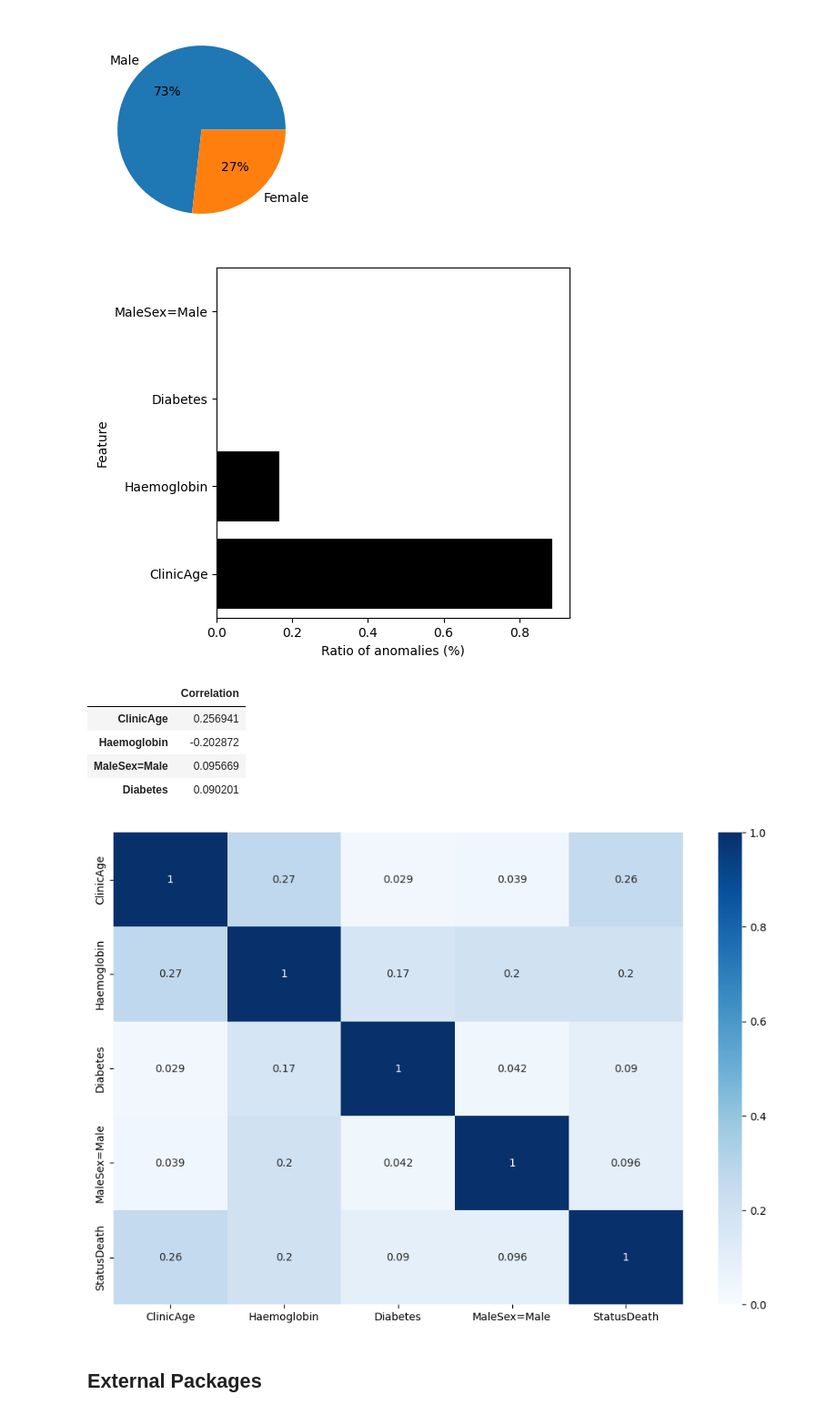
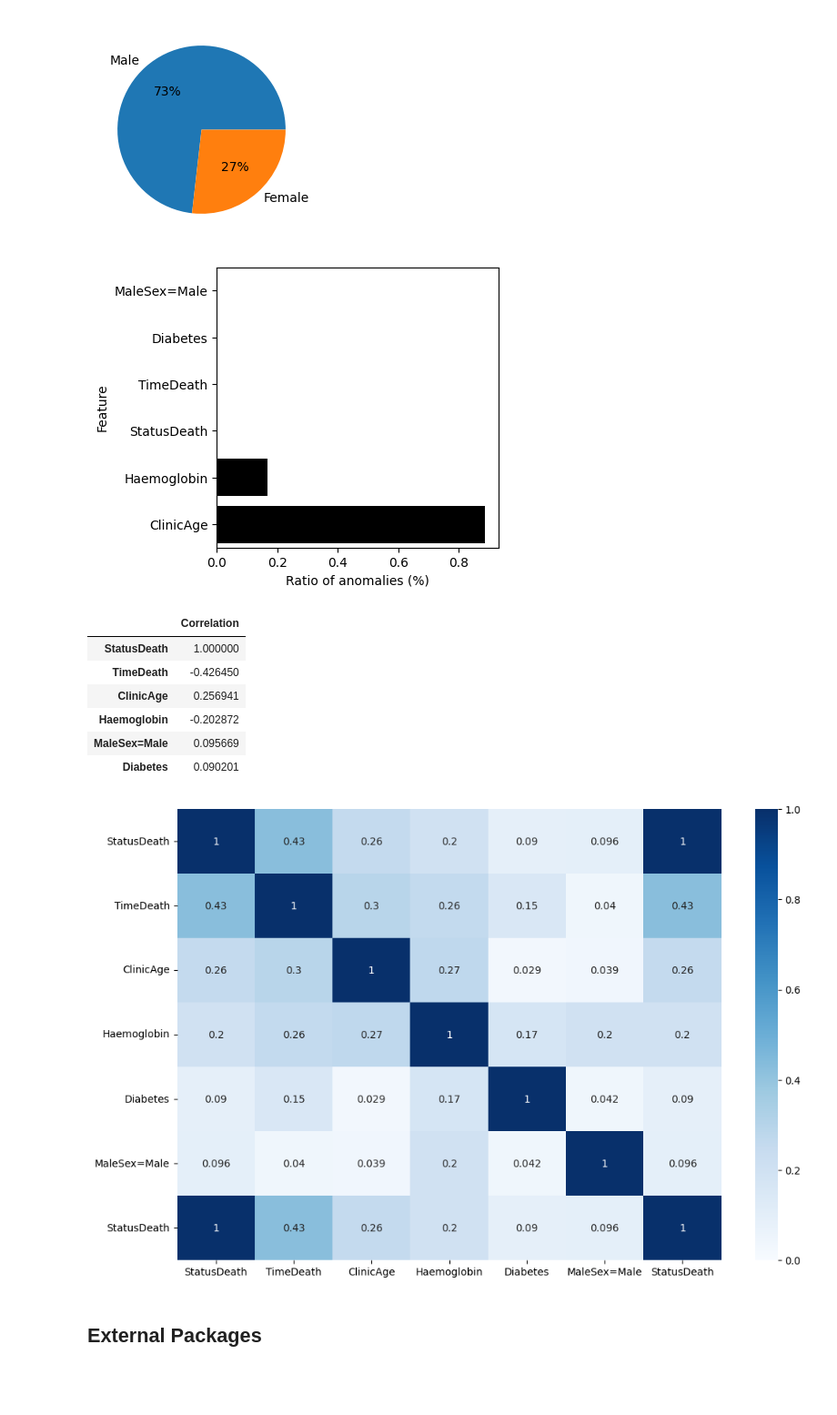
Before and after one commit to omariosc/survival-analysis, a Jupyter notebook: code.ipynb, the cells around one changed output. Shown: that part at 91% size. Drawn from its saved outputs; the diff is of its cells as text; code cells hidden in the pictures; blank space fills up the shorter version.

```diff
--- a/code.ipynb
+++ b/code.ipynb
@@ -1798,24 +2035,24 @@ plt.show()
 [figure]
 # %%
 # Calculate standard deviation of each feature
-std = data_x_numeric4oh.std()
-outlier_upper_threshold = data_x_numeric4oh.mean() + 3*std
-outlier_lower_threshold = data_x_numeric4oh.mean() - 3*std
+std = chf.std()
+outlier_upper_threshold = chf.mean() + 3*std
+outlier_lower_threshold = chf.mean() - 3*std
 # Calculate and plot the ratio of number of outliers to number of data in each feature
-outlier_ratio = ((data_x_numeric4oh > outlier_upper_threshold).sum() + (data_x_numeric4oh < outlier_lower_threshold).sum())/data_x_numeric4oh.shape[0] * 100
+outlier_ratio = ((chf > outlier_upper_threshold).sum() + (chf < outlier_lower_threshold).sum())/chf.shape[0] * 100
 # Sort x axis by outlier ratio
 outlier_ratio.sort_values(ascending=False, inplace=True)
-outlier_ratio.plot(kind='barh', figsize=(5, 5))
+outlier_ratio.plot(kind='barh', figsize=(4, 4))
 # Horizontal black bars
 plt.barh(outlier_ratio.index, outlier_ratio, color='black')
 plt.xlabel('Ratio of anomalies (%)')
 plt.ylabel('Feature')
 plt.show()
 # %% [output]
-[figure, old version]
+[figure, new version]
 # %%
 # Compute direct correlations of selected features with the target variable
-correlations_original = data_x_numeric4oh.corrwith(target)
+correlations_original = chf.corrwith(target)
 # Sort them according the strength of correlations.
 correlations_index = correlations_original.abs().sort_values(kind="quicksort", ascending=False).index
 # Use index to sort correlations
@@ -1826,6 +2063,8 @@ correlations_df = pd.DataFrame(correlations, index=correlations.index, columns=[
 display(correlations_df)
 # %% [output]
 |  | Correlation |
+| StatusDeath | 1.000000 |
+| TimeDeath | -0.426450 |
 | ClinicAge | 0.256941 |
 | Haemoglobin | -0.202872 |
 | MaleSex=Male | 0.095669 |
@@ -1833,15 +2072,15 @@ display(correlations_df)
 # %%
 import seaborn as sns
 
 # Combine target variable to the dataframe (new dataframe)
-correlations_df_with_target = pd.concat([data_x_numeric4oh, target], axis=1)
+correlations_df_with_target = pd.concat([chf, target], axis=1)
 
 # Create heatmap of all correlations
 correlation=correlations_df_with_target.corr().abs()
 heatmap = sns.heatmap(correlation, vmin=0, vmax=1, annot=True, cmap='Blues')
 plt.show()
 # %% [output]
-[figure, old version]
+[figure, new version]
 # %% [markdown]
 ## External Packages
 # %%
```
Also changed, not shown: parts of 83 cells of this notebook.
